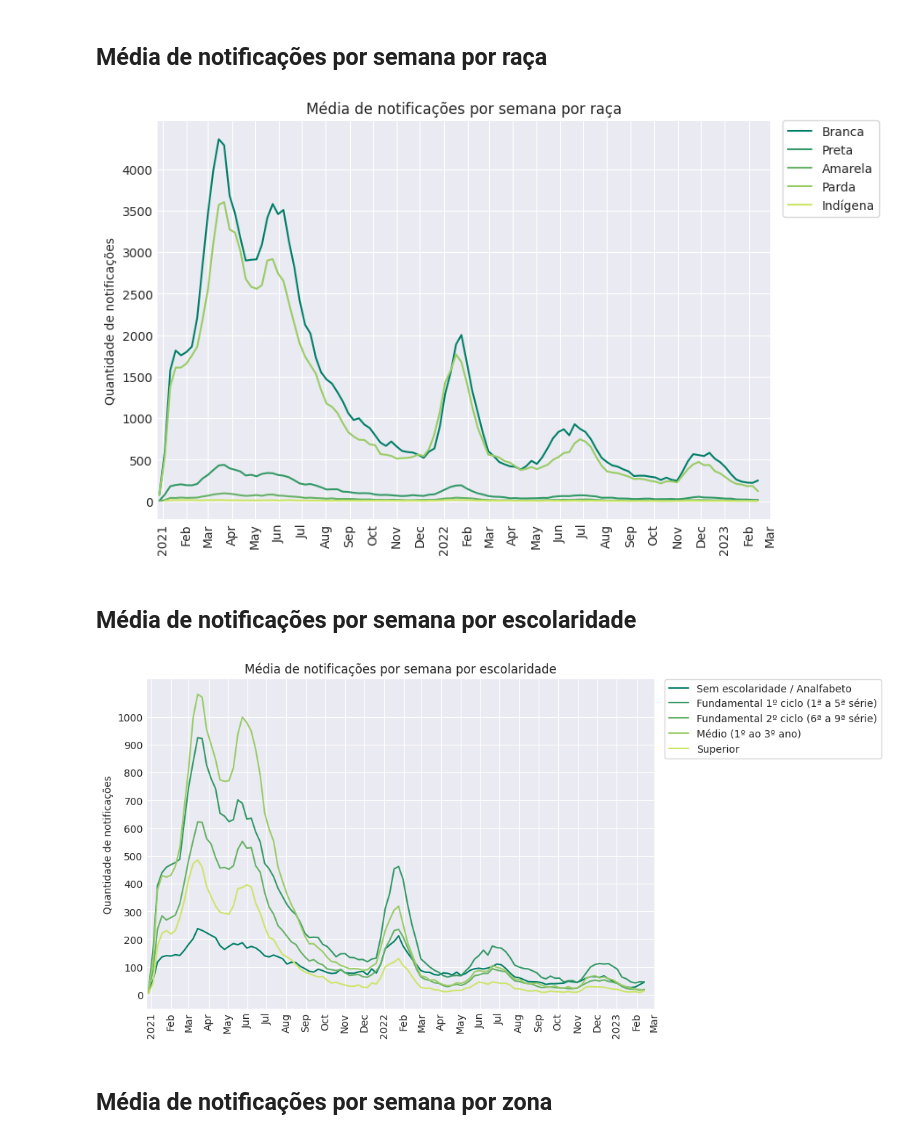
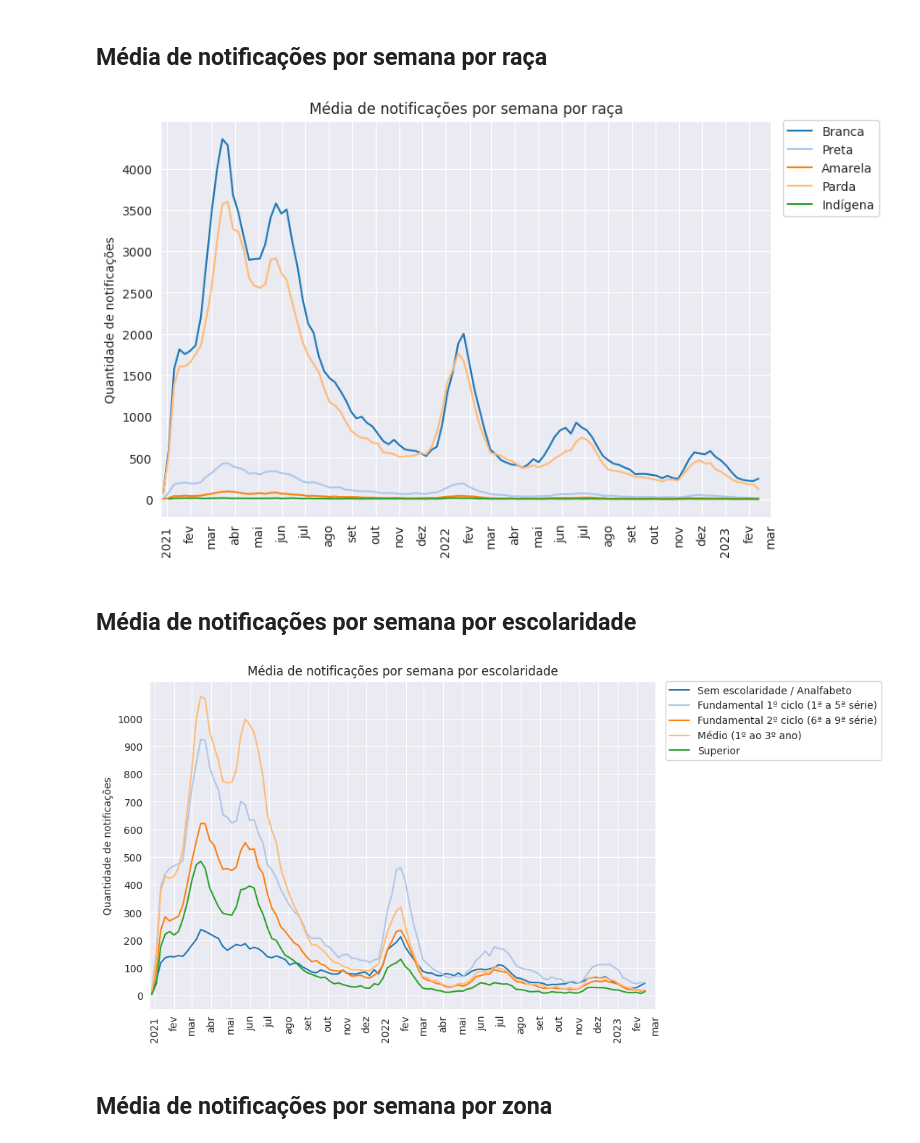
Before and after one commit to flohmannjr/PJI410, a Jupyter notebook: PJI410_analise.ipynb, the cells around one changed output. Drawn from its saved outputs; the diff is of its cells as text; code cells hidden in the pictures.

```diff
--- a/PJI410_analise.ipynb
+++ b/PJI410_analise.ipynb
@@ -32,10 +32,12 @@ plt.rcParams['figure.dpi']     = 100
 # plt.style.use('seaborn-v0_8-darkgrid')
 sns.set_style("darkgrid")
 
-# locale.setlocale(locale.LC_ALL, 'pt_BR')
+locale.setlocale(locale.LC_ALL, 'pt_BR')
 
-PALETA = 'summer_r'
-CORES  = ['#007F66', '#339966', '#66B266', '#99CC66', '#CCE566']
+# PALETA = 'summer_r'
+# CORES  = ['#007F66', '#339966', '#66B266', '#99CC66', '#CCE566']
+PALETA = 'tab20'
+CORES  = [plt.get_cmap(PALETA)(i) for i in (0, 8, 4, 2, 6)]
 
 DIAGNOSTICOS = {1: 'SRAG por Influenza',
                 2: 'SRAG por outro vírus respiratório',
@@ -203,7 +206,7 @@ plt.grid(visible=True, which='both', axis='both');
 # %% [markdown]
 ## Evoluções por semana de primeiros sintomas
 # %%
-ax = sns.lineplot(data=df_evolucao_prisin, x='Segunda-feira', y='Quantidade', hue='Evolucao', palette=CORES[1:len(EVOLUCOES) + 1])
+ax = sns.lineplot(data=df_evolucao_prisin, x='Segunda-feira', y='Quantidade', hue='Evolucao', palette=PALETA)
 
 plt.title('Evoluções por semana de primeiros sintomas')
 plt.xlabel('')
@@ -232,7 +235,7 @@ plt.legend(loc=(1.02, 0.85), frameon=True, facecolor='white', handles=handles, l
 # %% [markdown]
 ## Média de notificações por semana por raça
 # %%
-ax = sns.lineplot(data=df_raca, x='Segunda-feira', y='Quantidade', hue='Raca', palette=CORES)
+ax = sns.lineplot(data=df_raca, x='Segunda-feira', y='Quantidade', hue='Raca', palette=PALETA)
 
 plt.title('Média de notificações por semana por raça')
 plt.xlabel('')
@@ -257,36 +260,36 @@ handles, _ = ax.get_legend_handles_labels()
 
 plt.legend(loc=(1.02, 0.76), frameon=True, facecolor='white', handles=handles, labels=RACAS.values());
 # %% [output]
-[figure, old version]
+[figure, new version]
 # %% [markdown]
 ## Média de notificações por semana por escolaridade
 # %%
-ax = sns.lineplot(data=df_escolaridade, x='Segunda-feira', y='Quantidade', hue='Escolaridade', palette=CORES)
+ax = sns.lineplot(data=df_escolaridade, x='Segunda-feira', y='Quantidade', hue='Escolaridade', palette=PALETA)
 
 plt.title('Média de notificações por semana por escolaridade')
 plt.xlabel('')
 plt.ylabel('Quantidade de notificações')
 
 plt.xlim([datetime.date(2020, 12, 25), datetime.date(2023, 3, 1)])
 
 ax.xaxis.set_major_locator(mdates.YearLocator())
 ax.xaxis.set_minor_locator(mdates.MonthLocator())
 ax.xaxis.set_minor_formatter(mdates.DateFormatter('%b'))
 
 for tick in ax.get_xticklabels(which='both'):
     tick.set_rotation(90)
 
 ytick_step = 100
 
 plt.yticks(np.arange(0, int(np.ceil(df_escolaridade['Quantidade'].max() / ytick_step) * ytick_step), ytick_step))
 
 plt.grid(visible=True, which='both', axis='both')
 
 handles, _ = ax.get_legend_handles_labels()
 
 plt.legend(loc=(1.02, 0.76), frameon=True, facecolor='white', handles=handles, labels=ESCOLARIDADES.values());
 # %% [output]
-[figure, old version]
+[figure, new version]
 # %% [markdown]
 ## Média de notificações por semana por zona
 # %%
```
Also changed, not shown: parts of 12 cells of this notebook.
